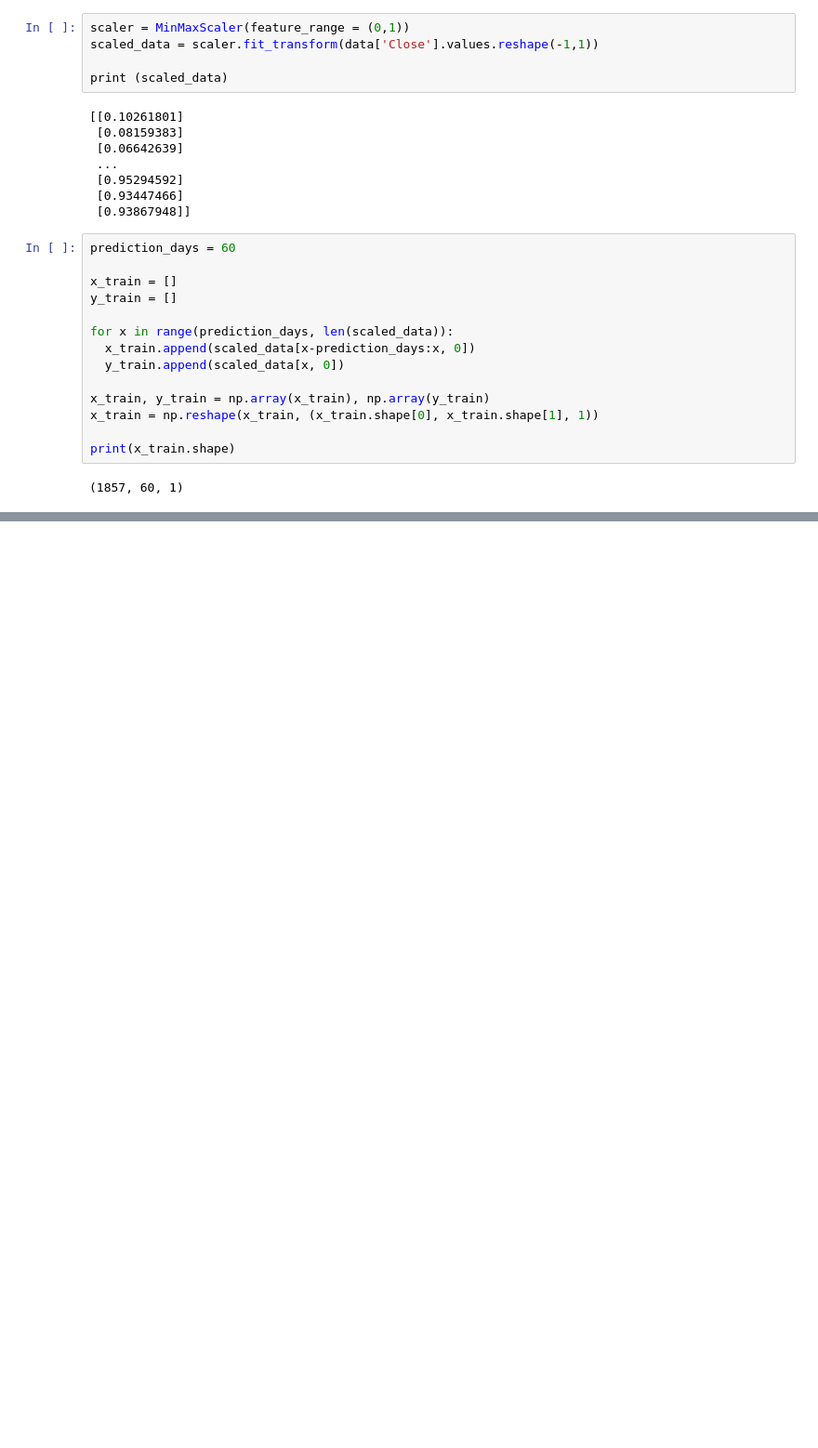
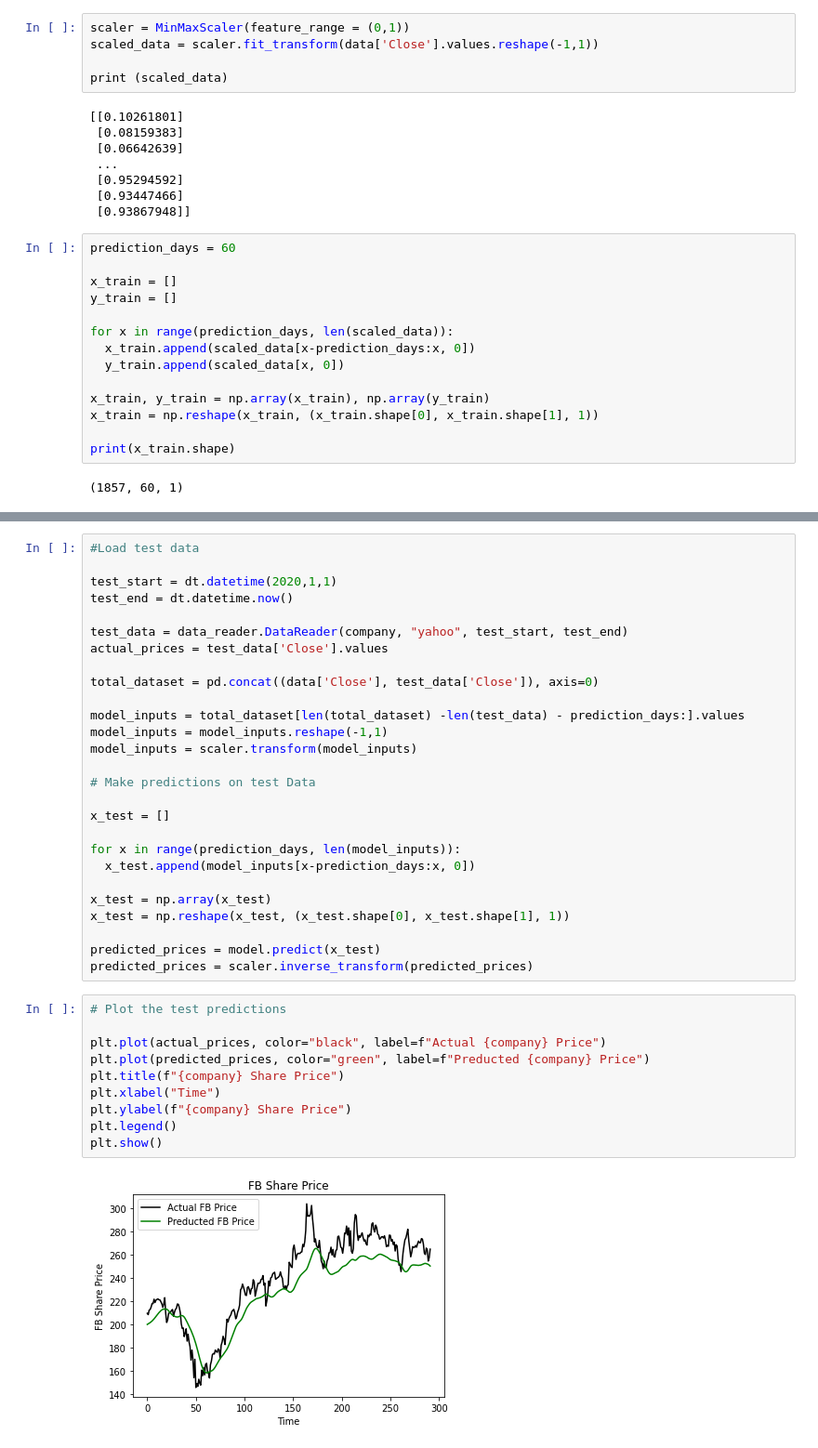
Before and after one commit to slimem/finance, a Jupyter notebook: stock_predict_1/stock_predict_1.ipynb, the cells around one changed output, grey strips where cells are left out. Shown: that part at 93% size. Saved outputs shown, nothing was run; the diff lists cells and outputs as text; blank space fills up the shorter version.

```diff
--- a/stock_predict_1/stock_predict_1.ipynb
+++ b/stock_predict_1/stock_predict_1.ipynb
@@ -90 +90,40 @@ Epoch 25/25
 <tensorflow.python.keras.callbacks.History at 0x...>
+# %%
+#Load test data
+
+test_start = dt.datetime(2020,1,1)
+test_end = dt.datetime.now()
+
+test_data = data_reader.DataReader(company, "yahoo", test_start, test_end)
+actual_prices = test_data['Close'].values
+
+total_dataset = pd.concat((data['Close'], test_data['Close']), axis=0)
+
+model_inputs = total_dataset[len(total_dataset) -len(test_data) - prediction_days:].values
+model_inputs = model_inputs.reshape(-1,1)
+model_inputs = scaler.transform(model_inputs)
+
+# Make predictions on test Data
+
+x_test = []
+
+for x in range(prediction_days, len(model_inputs)):
+  x_test.append(model_inputs[x-prediction_days:x, 0])
+
+x_test = np.array(x_test)
+x_test = np.reshape(x_test, (x_test.shape[0], x_test.shape[1], 1))
+
+predicted_prices = model.predict(x_test)
+predicted_prices = scaler.inverse_transform(predicted_prices)
+# %%
+# Plot the test predictions
+
+plt.plot(actual_prices, color="black", label=f"Actual {company} Price")
+plt.plot(predicted_prices, color="green", label=f"Preducted {company} Price")
+plt.title(f"{company} Share Price")
+plt.xlabel("Time")
+plt.ylabel(f"{company} Share Price")
+plt.legend()
+plt.show()
+# %% [output]
+[figure, added]
```
Also changed, not shown: parts of 1 cell of this notebook.
